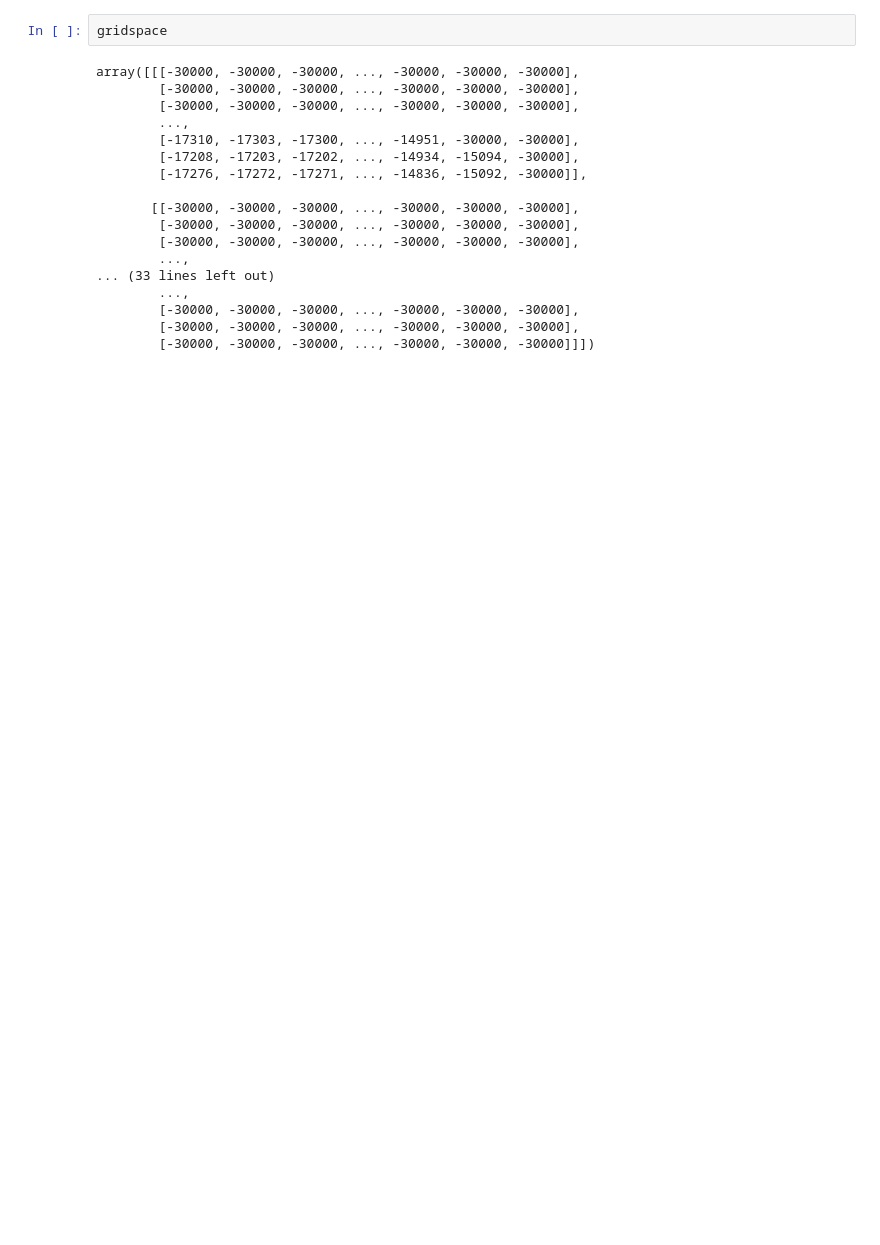
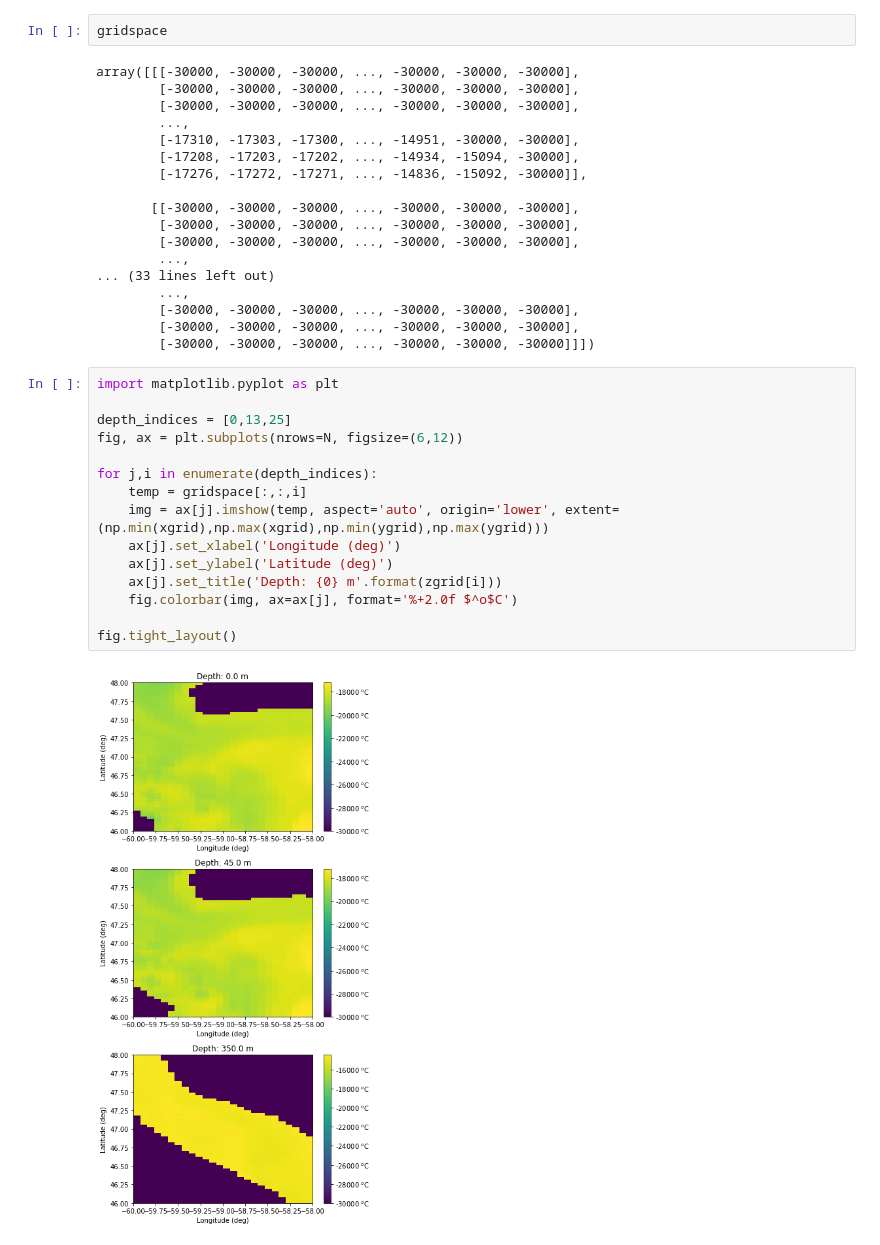
Before and after one commit to cxzhangqi/kadlu, a Jupyter notebook: playroom/ocean module loading.ipynb, the cells around one changed output. Cells and saved outputs as stored; diff of their text form; blank space fills up the shorter version.

Commit message:
added some plots to the notebook

```diff
--- a/playroom/ocean module loading.ipynb
+++ b/playroom/ocean module loading.ipynb
@@ -104,3 +104,20 @@ array([[[-30000, -30000, -30000, ..., -30000, -30000, -30000],
         [-30000, -30000, -30000, ..., -30000, -30000, -30000],
         [-30000, -30000, -30000, ..., -30000, -30000, -30000],
         [-30000, -30000, -30000, ..., -30000, -30000, -30000]]])
+# %%
+import matplotlib.pyplot as plt
+
+depth_indices = [0,13,25]
+fig, ax = plt.subplots(nrows=N, figsize=(6,12))
+
+for j,i in enumerate(depth_indices):
+    temp = gridspace[:,:,i]
+    img = ax[j].imshow(temp, aspect='auto', origin='lower', extent=(np.min(xgrid),np.max(xgrid),np.min(ygrid),np.max(ygrid)))
+    ax[j].set_xlabel('Longitude (deg)')
+    ax[j].set_ylabel('Latitude (deg)')
+    ax[j].set_title('Depth: {0} m'.format(zgrid[i]))
+    fig.colorbar(img, ax=ax[j], format='%+2.0f $^o$C')
+
+fig.tight_layout()
+# %% [output]
+[figure, added]
```
Also changed, not shown: parts of 3 cells of this notebook.
